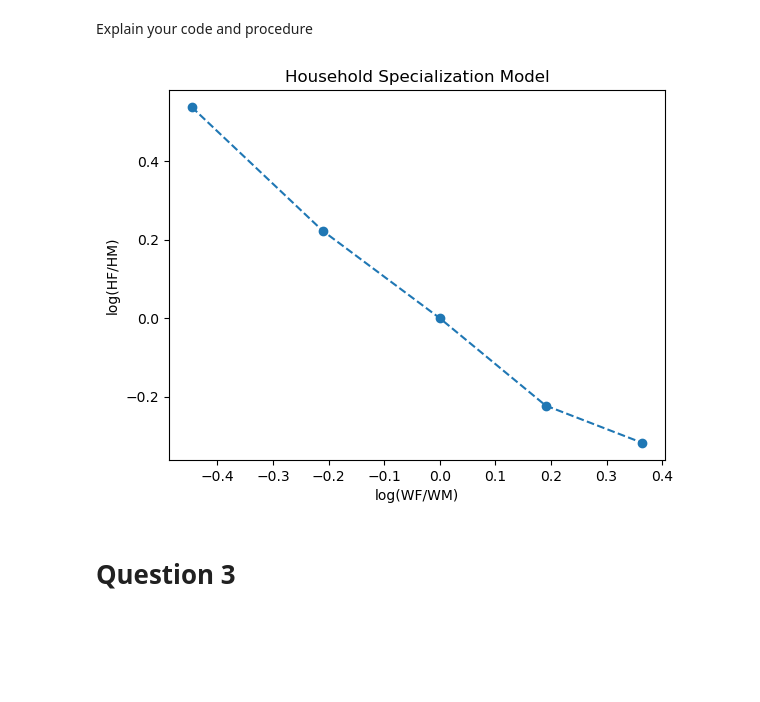
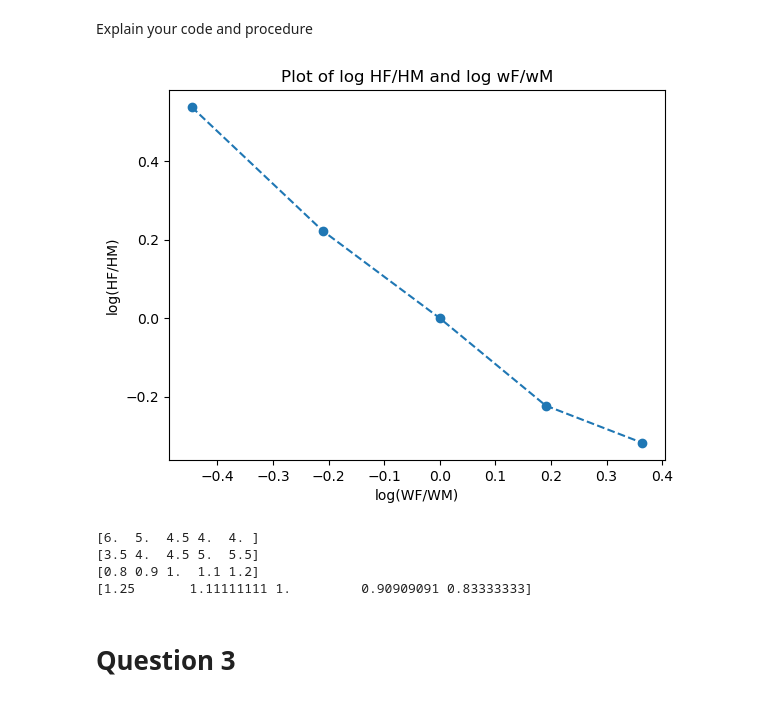
Before and after one commit to NumEconCopenhagen/projects-2023-icehot1, a Jupyter notebook: inauguralproject/inauguralproject.ipynb, the cells around one changed output. Drawn from its saved outputs; the diff is of its cells as text; code cells hidden in the pictures; blank space fills up the shorter version.

```diff
--- a/inauguralproject/inauguralproject.ipynb
+++ b/inauguralproject/inauguralproject.ipynb
@@ -165,35 +165,45 @@ WM_lis = []
 
 for wF in wF_values:
     model.par.wF = wF
     model.par.wM = 1.0 / wF
 
     run = model.solve_discrete()
     HF_lis.append(run.HF)
     HM_lis.append(run.HM)
     WF_lis.append(wF)
     WM_lis.append(1.0 / wF)
 
 # Convert the lists to numpy arrays
 HF_lis = np.array(HF_lis)
 HM_lis = np.array(HM_lis)
 WF_lis = np.array(WF_lis)
 WM_lis = np.array(WM_lis)
 
 # Compute the ratio HF_lis/HM_lis
 ratio_lis = HF_lis / HM_lis
 
 # Plot log(HF/HM) against log(WF/WM)
 plt.plot(np.log(WF_lis/WM_lis), np.log(ratio_lis), 'o--')
 
 # Set the labels and title
 plt.xlabel('log(WF/WM)')
 plt.ylabel('log(HF/HM)')
-plt.title('Household Specialization Model')
+plt.title('Plot of log HF/HM and log wF/wM')
 
 # Show the plot
 plt.show()
 # %% [output]
-[figure, old version]
+[figure, new version]
+# %%
+print(HF_lis)
+print(HM_lis)
+print(WF_lis)
+print(WM_lis)
+# %% [output]
+[6.  5.  4.5 4.  4. ]
+[3.5 4.  4.5 5.  5.5]
+[0.8 0.9 1.  1.1 1.2]
+[1.25       1.11111111 1.         0.90909091 0.83333333]
 # %% [markdown]
 # Question 3
 # %% [markdown]
```
Also changed, not shown: parts of 2 cells of this notebook.
